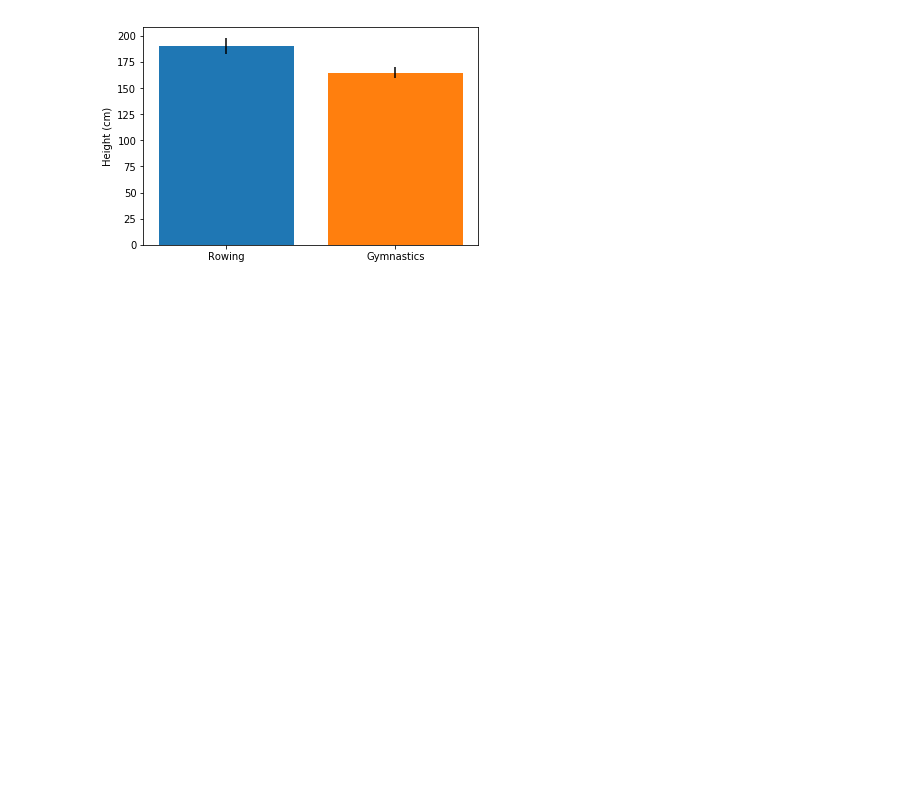
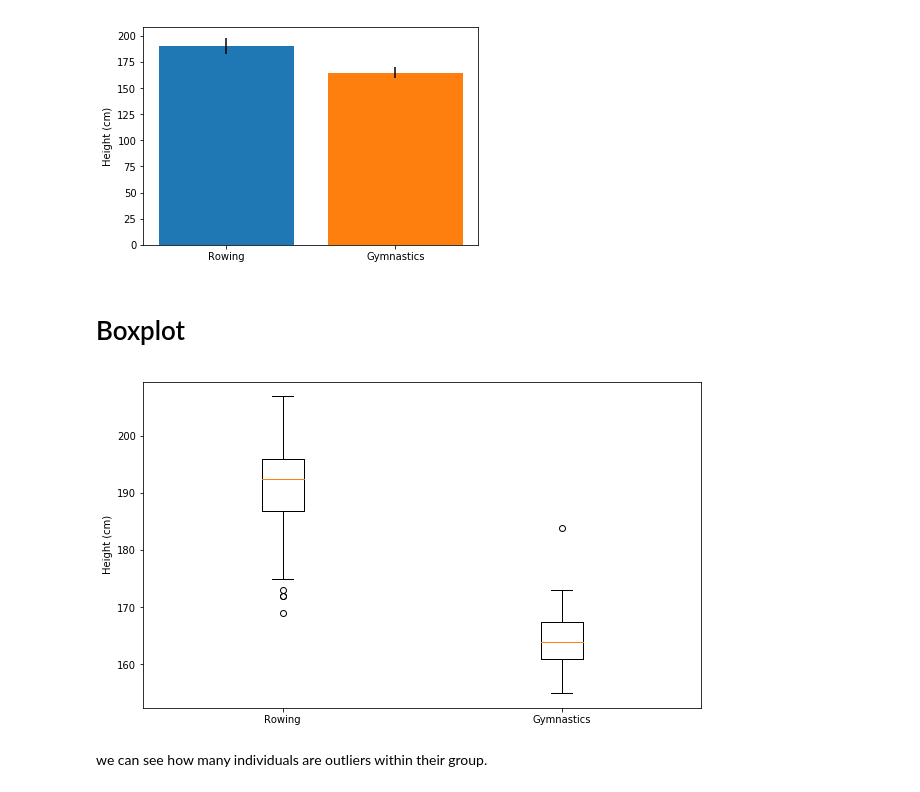
Before and after one commit to VictorOmondi1997/visualizing-athletics-2016-data, a Jupyter notebook: notebooks/2016 Olympic games.ipynb, the cells around one changed output. Cells and saved outputs as stored; diff of their text form; code cells hidden in the pictures; blank space fills up the shorter version.

Commit message:
plot boxplot for mens_rowing.Height and mens_gymnastic.Heigh

```diff
--- a/notebooks/2016 Olympic games.ipynb
+++ b/notebooks/2016 Olympic games.ipynb
@@ -51,3 +51,15 @@ ax.set_ylabel("Height (cm)")
 plt.show()
 # %% [output]
 [figure]
+# %% [markdown]
+# Boxplot
+# %%
+fig, ax = plt.subplots(figsize=(10,6))
+ax.boxplot([mens_rowing.Height, mens_gymnastics.Height])
+ax.set_xticklabels(['Rowing', 'Gymnastics'])
+ax.set_ylabel('Height (cm)')
+plt.show()
+# %% [output]
+[figure, added]
+# %% [markdown]
+we can see how many individuals are outliers within their group.
```
